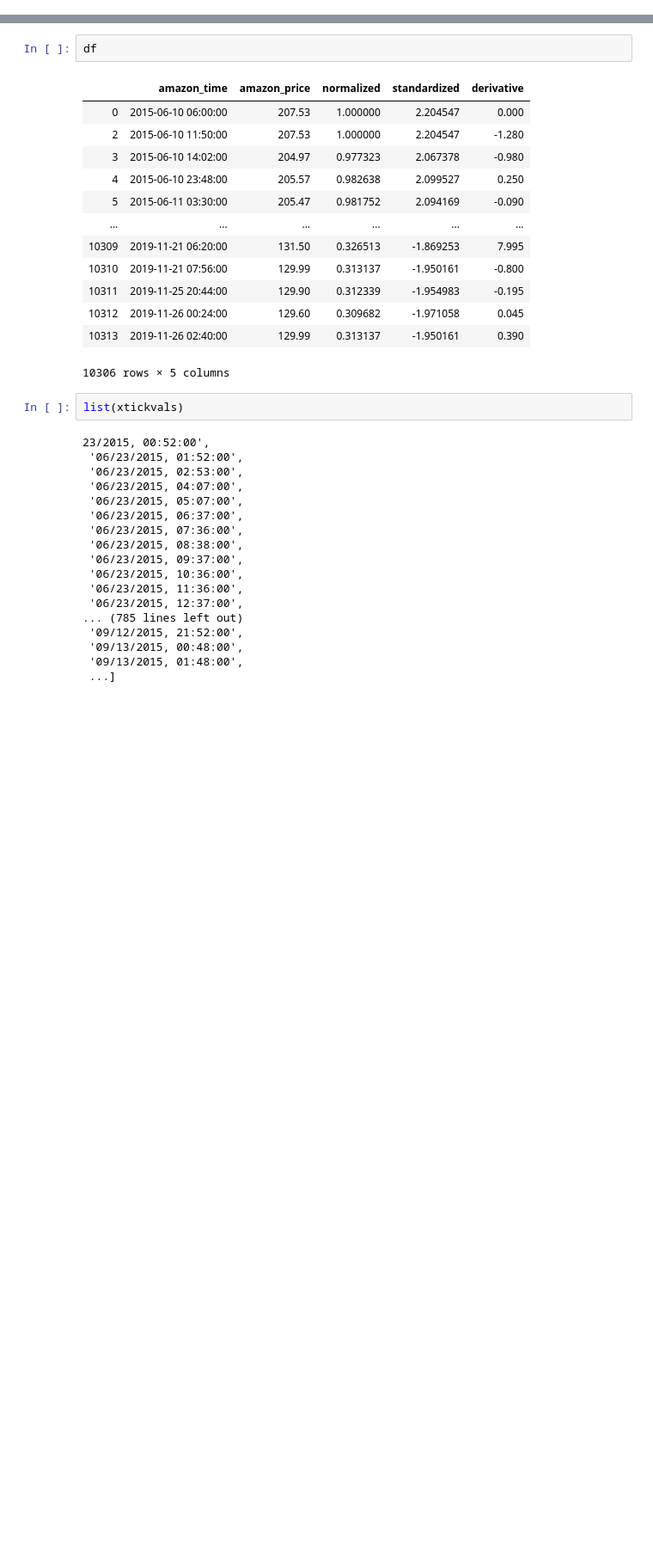
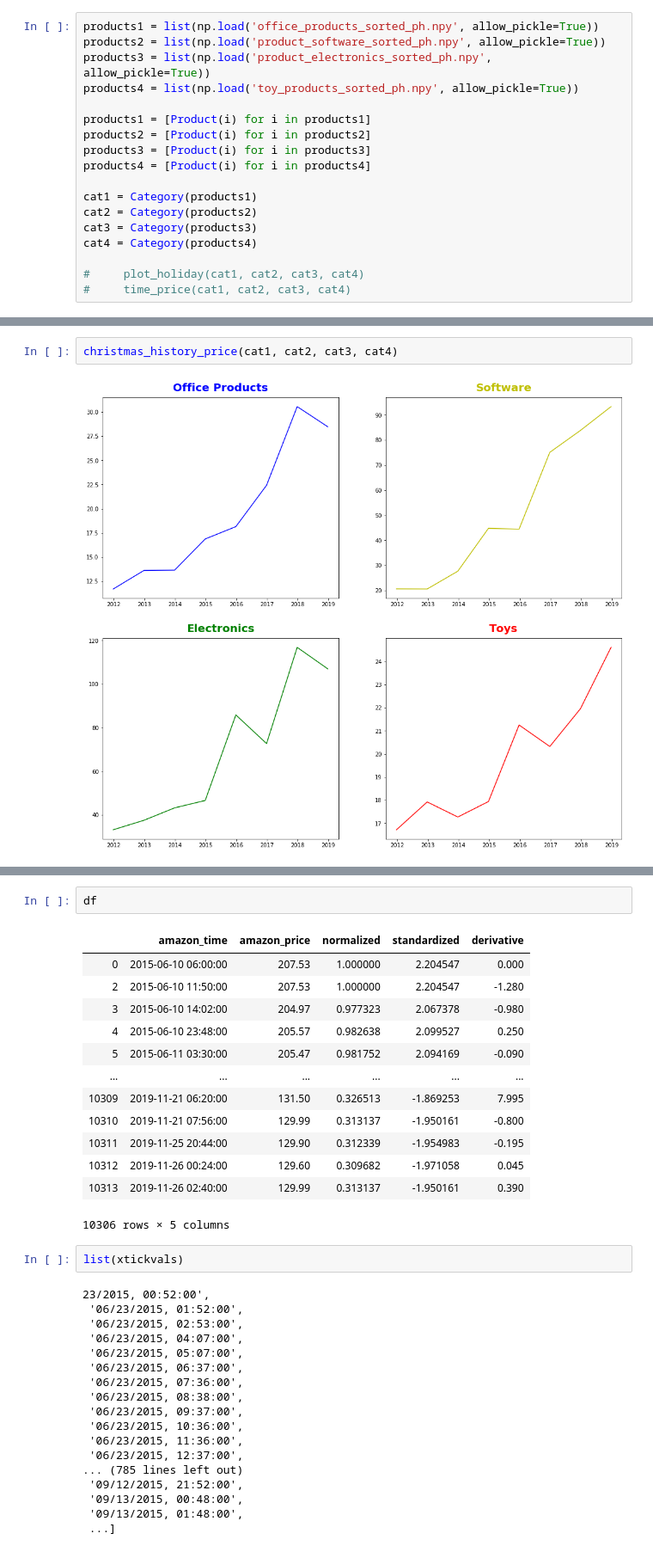
Before and after one commit to ddl004/ECE-143-Amazon-Price-History-Analysis, a Jupyter notebook: Christmas Plot.ipynb, the cells around one changed output, grey strips where cells are left out. Shown: that part at 86% size. Cells and saved outputs as stored; diff of their text form; blank space fills up the shorter version.

Commit message:
Christmas Plots, avg_price_christmas, avg_pricepm

```diff
--- a/Christmas Plot.ipynb
+++ b/Christmas Plot.ipynb
@@ -11,0 +202,18 @@ import pandas as pd
+# %%
+products1 = list(np.load('office_products_sorted_ph.npy', allow_pickle=True))
+products2 = list(np.load('product_software_sorted_ph.npy', allow_pickle=True))
+products3 = list(np.load('product_electronics_sorted_ph.npy', allow_pickle=True))
+products4 = list(np.load('toy_products_sorted_ph.npy', allow_pickle=True))
+
+products1 = [Product(i) for i in products1]
+products2 = [Product(i) for i in products2]
+products3 = [Product(i) for i in products3]
+products4 = [Product(i) for i in products4]
+
+cat1 = Category(products1)
+cat2 = Category(products2)
+cat3 = Category(products3)
+cat4 = Category(products4)
+
+#     plot_holiday(cat1, cat2, cat3, cat4)
+#     time_price(cat1, cat2, cat3, cat4)
@@ -11,0 +238,4 @@ import pandas as pd
+# %%
+christmas_history_price(cat1, cat2, cat3, cat4)
+# %% [output]
+[figure, added]
```
Also changed, not shown: parts of 18 cells of this notebook, 7 other files.
